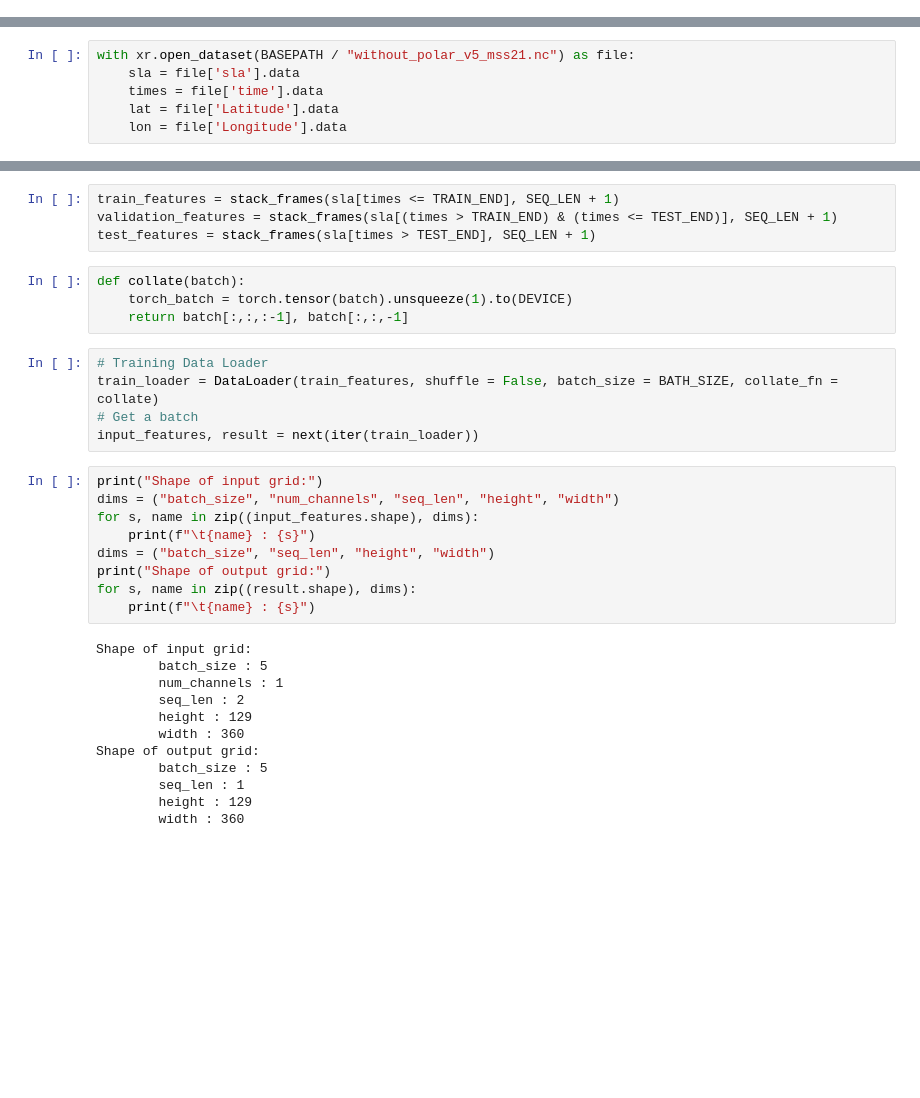
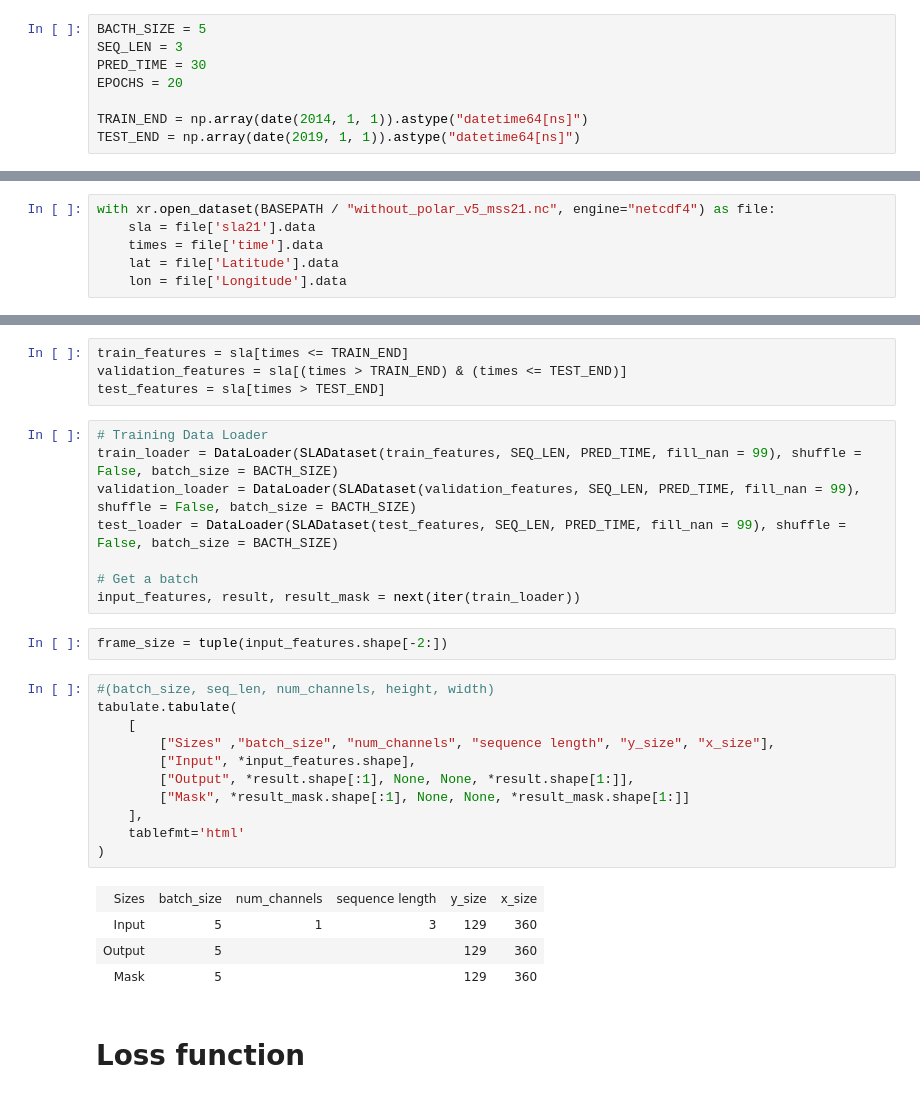
Before and after one commit to CasperTBangHansen/AltimetryForecasting, a Jupyter notebook: Experiments/GlobalNNConvLSTM.ipynb, the cells around one changed output, grey strips where cells are left out. Drawn from its saved outputs; the diff is of its cells as text; blank space fills up the shorter version.

```diff
--- a/Experiments/GlobalNNConvLSTM.ipynb
+++ b/Experiments/GlobalNNConvLSTM.ipynb
@@ -16,0 +40,8 @@ BASEPATH = Path(r"C:\Users\Casper\OneDrive - Danmarks Tekniske Universitet\SKOLE
+# %%
+BACTH_SIZE = 5
+SEQ_LEN = 3
+PRED_TIME = 30
+EPOCHS = 20
+
+TRAIN_END = np.array(date(2014, 1, 1)).astype("datetime64[ns]")
+TEST_END = np.array(date(2019, 1, 1)).astype("datetime64[ns]")
@@ -17,6 +50,6 @@ BASEPATH = Path(r"C:\Users\Casper\OneDrive - Danmarks Tekniske Universitet\SKOLE
 # %%
-with xr.open_dataset(BASEPATH / "without_polar_v5_mss21.nc") as file:
-    sla = file['sla'].data
+with xr.open_dataset(BASEPATH / "without_polar_v5_mss21.nc", engine="netcdf4") as file:
+    sla = file['sla21'].data
     times = file['time'].data
     lat = file['Latitude'].data
     lon = file['Longitude'].data
@@ -26,34 +56,32 @@ TEST_END = np.array(date(2019, 1, 1)).astype("datetime64[ns]")
 # %%
-train_features = stack_frames(sla[times <= TRAIN_END], SEQ_LEN + 1)
-validation_features = stack_frames(sla[(times > TRAIN_END) & (times <= TEST_END)], SEQ_LEN + 1)
-test_features = stack_frames(sla[times > TEST_END], SEQ_LEN + 1)
+train_features = sla[times <= TRAIN_END]
+validation_features = sla[(times > TRAIN_END) & (times <= TEST_END)]
+test_features = sla[times > TEST_END]
-# %%
-def collate(batch):
-    torch_batch = torch.tensor(batch).unsqueeze(1).to(DEVICE)
-    return batch[:,:,:-1], batch[:,:,-1]
 # %%
 # Training Data Loader
-train_loader = DataLoader(train_features, shuffle = False, batch_size = BATH_SIZE, collate_fn = collate)
+train_loader = DataLoader(SLADataset(train_features, SEQ_LEN, PRED_TIME, fill_nan = 99), shuffle = False, batch_size = BACTH_SIZE)
+validation_loader = DataLoader(SLADataset(validation_features, SEQ_LEN, PRED_TIME, fill_nan = 99), shuffle = False, batch_size = BACTH_SIZE)
+test_loader = DataLoader(SLADataset(test_features, SEQ_LEN, PRED_TIME, fill_nan = 99), shuffle = False, batch_size = BACTH_SIZE)
+
 # Get a batch
-input_features, result = next(iter(train_loader))
+input_features, result, result_mask = next(iter(train_loader))
-# %%
-print("Shape of input grid:")
-dims = ("batch_size", "num_channels", "seq_len", "height", "width")
-for s, name in zip((input_features.shape), dims):
-    print(f"\t{name} : {s}")
-dims = ("batch_size", "seq_len", "height", "width")
-print("Shape of output grid:")
-for s, name in zip((result.shape), dims):
-    print(f"\t{name} : {s}")
-# %% [output]
-Shape of input grid:
-        batch_size : 5
-        num_channels : 1
-        seq_len : 2
-        height : 129
-        width : 360
-Shape of output grid:
-        batch_size : 5
-        seq_len : 1
-        height : 129
-        width : 360
+# %%
+frame_size = tuple(input_features.shape[-2:])
+# %%
+#(batch_size, seq_len, num_channels, height, width)
+tabulate.tabulate(
+    [
+        ["Sizes" ,"batch_size", "num_channels", "sequence length", "y_size", "x_size"],
+        ["Input", *input_features.shape],
+        ["Output", *result.shape[:1], None, None, *result.shape[1:]],
+        ["Mask", *result_mask.shape[:1], None, None, *result_mask.shape[1:]]
+    ],
+    tablefmt='html'
+)
+# %% [output]
+| Sizes | batch_size | num_channels | sequence length | y_size | x_size |
+| Input | 5 | 1 | 3 | 129 | 360 |
+| Output | 5 |  |  | 129 | 360 |
+| Mask | 5 |  |  | 129 | 360 |
+# %% [markdown]
+# Loss function
```
Also changed, not shown: parts of 20 cells of this notebook, 2 other files.
